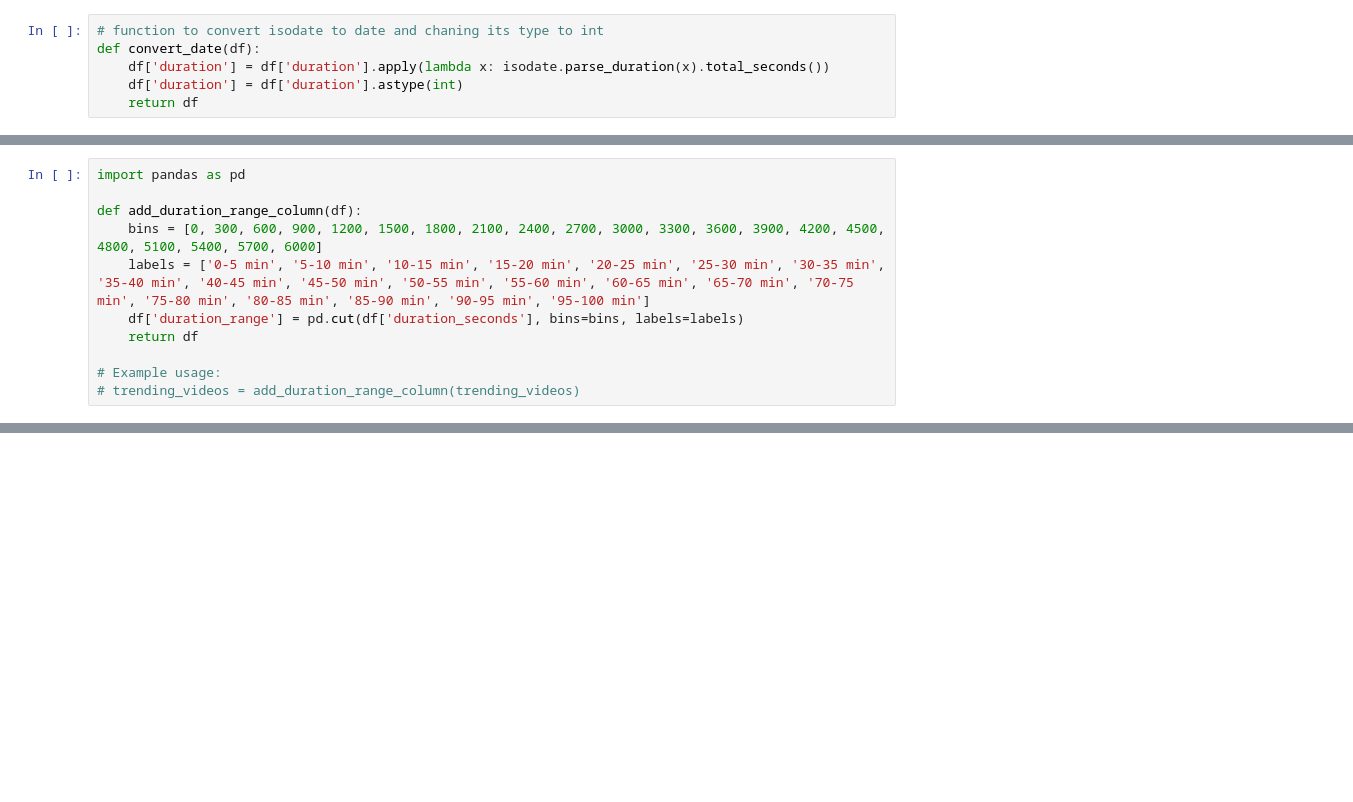
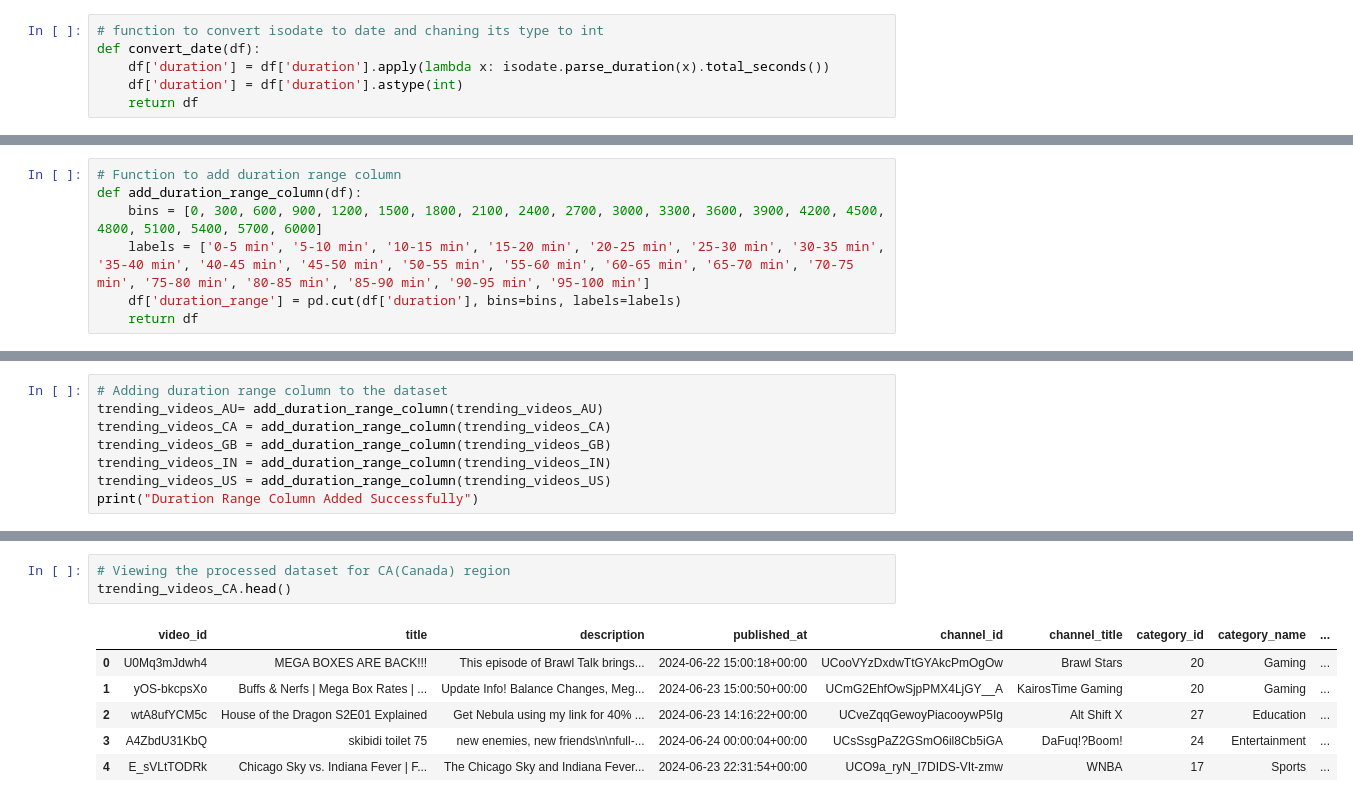
Before and after one commit to rajputdevyansh/YouTube-Data-Collection-and-Analysis, a Jupyter notebook: youtube_analysis/data_colection.ipynb, the cells around one changed output, grey strips where cells are left out. Drawn from its saved outputs; the diff is of its cells as text; blank space fills up the shorter version.

```diff
--- a/youtube_analysis/data_colection.ipynb
+++ b/youtube_analysis/data_colection.ipynb
@@ -338,11 +363,7 @@ max_duration_AU, max_duration_CA, max_duration_GB, max_duration_IN, max_duration
 # %%
-import pandas as pd
-
+# Function to add duration range column
 def add_duration_range_column(df):
     bins = [0, 300, 600, 900, 1200, 1500, 1800, 2100, 2400, 2700, 3000, 3300, 3600, 3900, 4200, 4500, 4800, 5100, 5400, 5700, 6000]
     labels = ['0-5 min', '5-10 min', '10-15 min', '15-20 min', '20-25 min', '25-30 min', '30-35 min', '35-40 min', '40-45 min', '45-50 min', '50-55 min', '55-60 min', '60-65 min', '65-70 min', '70-75 min', '75-80 min', '80-85 min', '85-90 min', '90-95 min', '95-100 min']
-    df['duration_range'] = pd.cut(df['duration_seconds'], bins=bins, labels=labels)
+    df['duration_range'] = pd.cut(df['duration'], bins=bins, labels=labels)
     return df
-
-# Example usage:
-# trending_videos = add_duration_range_column(trending_videos)
@@ -352,0 +370,8 @@ KeyError: 'duration_seconds'
+# %%
+# Adding duration range column to the dataset
+trending_videos_AU= add_duration_range_column(trending_videos_AU)
+trending_videos_CA = add_duration_range_column(trending_videos_CA)
+trending_videos_GB = add_duration_range_column(trending_videos_GB)
+trending_videos_IN = add_duration_range_column(trending_videos_IN)
+trending_videos_US = add_duration_range_column(trending_videos_US)
+print("Duration Range Column Added Successfully")
@@ -352,0 +413,10 @@ KeyError: 'duration_seconds'
+# %%
+# Viewing the processed dataset for CA(Canada) region
+trending_videos_CA.head()
+# %% [output]
+|  | video_id | title | description | published_at | channel_id | channel_title | category_id | category_name | ... |
+| 0 | U0Mq3mJdwh4 | MEGA BOXES ARE BACK!!! | This episode of Brawl Talk brings... | 2024-06-22 15:00:18+00:00 | UCooVYzDxdwTtGYAkcPmOgOw | Brawl Stars | 20 | Gaming | ... |
+| 1 | yOS-bkcpsXo | Buffs & Nerfs | Mega Box Rates | ... | Update Info! Balance Changes, Meg... | 2024-06-23 15:00:50+00:00 | UCmG2EhfOwSjpPMX4LjGY__A | KairosTime Gaming | 20 | Gaming | ... |
+| 2 | wtA8ufYCM5c | House of the Dragon S2E01 Explained | Get Nebula using my link for 40% ... | 2024-06-23 14:16:22+00:00 | UCveZqqGewoyPiacooywP5Ig | Alt Shift X | 27 | Education | ... |
+| 3 | A4ZbdU31KbQ | skibidi toilet 75 | new enemies, new friends\n\nfull-... | 2024-06-24 00:00:04+00:00 | UCsSsgPaZ2GSmO6il8Cb5iGA | DaFuq!?Boom! | 24 | Entertainment | ... |
+| 4 | E_sVLtTODRk | Chicago Sky vs. Indiana Fever | F... | The Chicago Sky and Indiana Fever... | 2024-06-23 22:31:54+00:00 | UCO9a_ryN_l7DIDS-VIt-zmw | WNBA | 17 | Sports | ... |
```
Also changed, not shown: parts of 26 cells of this notebook, 5 other files.
